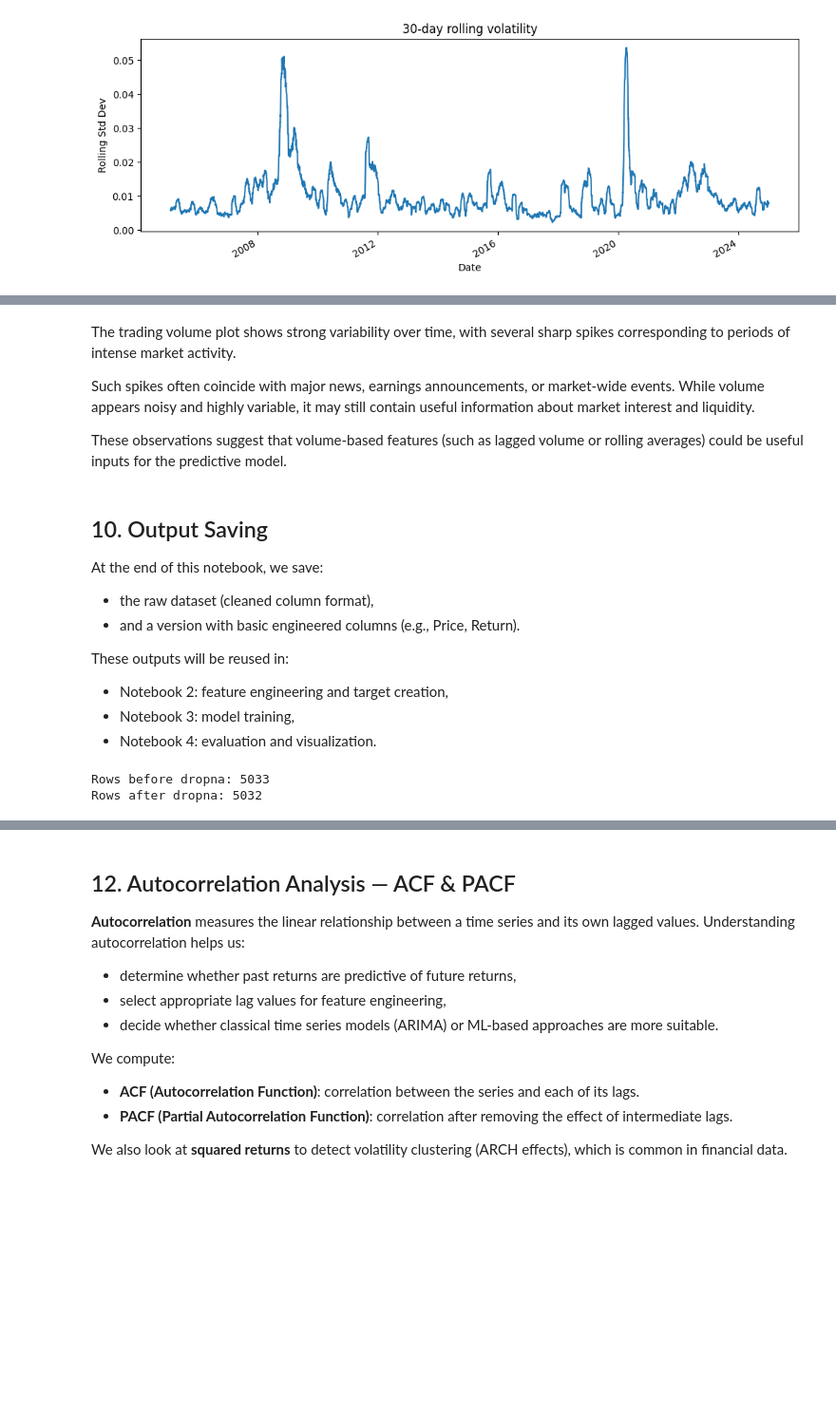
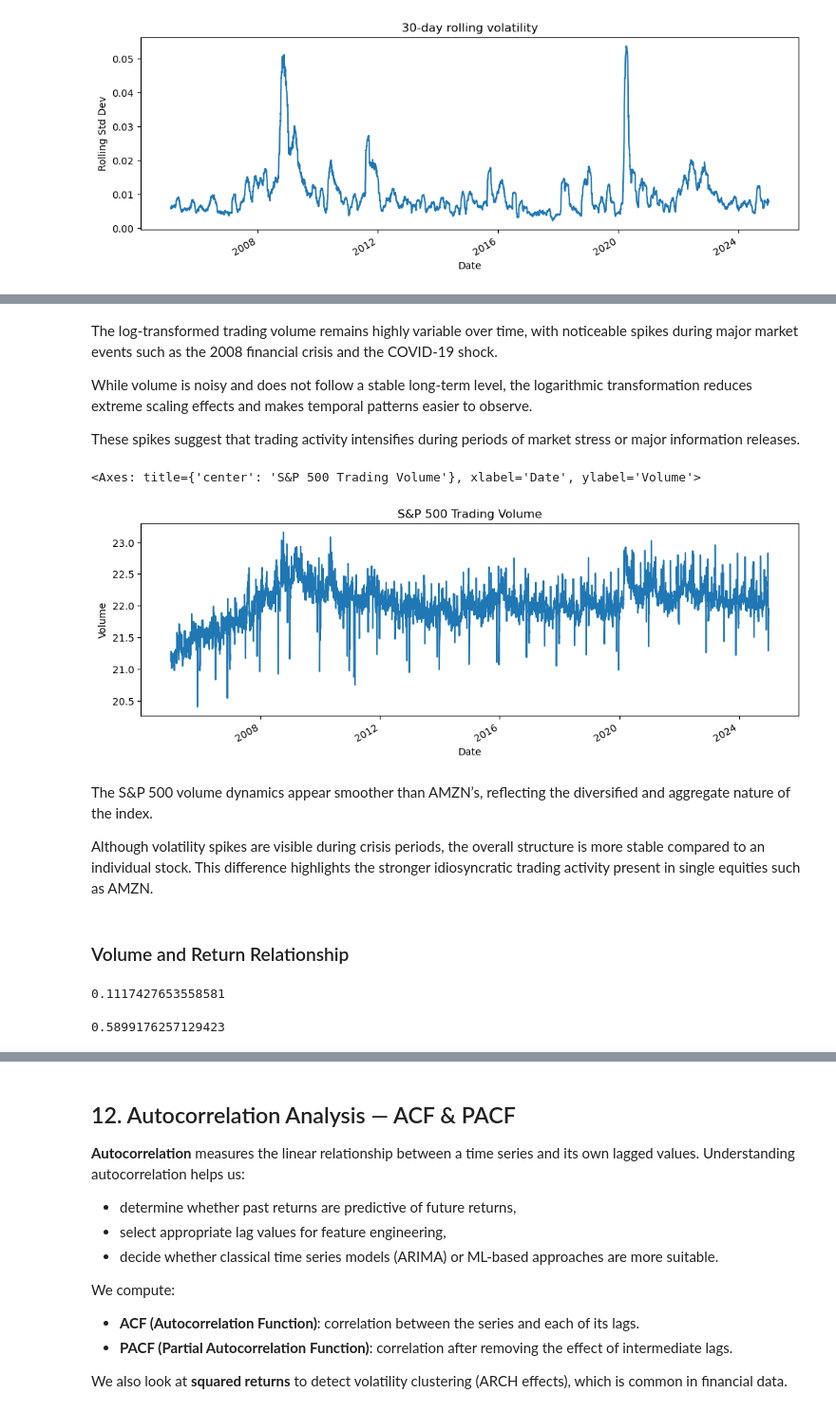
Before and after one commit to EdLac/stock-price-prediction-amazon, a Jupyter notebook: notebooks/01_data_download_and_eda.ipynb, the cells around one changed output, grey strips where cells are left out. Shown at 95% size. Cells and saved outputs as stored; diff of their text form; code cells hidden in the pictures; blank space fills up the shorter version.

```diff
--- a/notebooks/01_data_download_and_eda.ipynb
+++ b/notebooks/01_data_download_and_eda.ipynb
@@ -338,27 +404,6 @@ df["Volume"].plot(figsize=(12,4), title="AMZN Trading Volume", ylabel="Volume",
 # %% [markdown]
-The trading volume plot shows strong variability over time, with several sharp spikes corresponding to periods of intense market activity.
+The log-transformed trading volume remains highly variable over time, with noticeable spikes during major market events such as the 2008 financial crisis and the COVID-19 shock.
 
-Such spikes often coincide with major news, earnings announcements, or market-wide events. While volume appears noisy and highly variable, it may still contain useful information about market interest and liquidity.
+While volume is noisy and does not follow a stable long-term level, the logarithmic transformation reduces extreme scaling effects and makes temporal patterns easier to observe.
 
-These observations suggest that volume-based features (such as lagged volume or rolling averages) could be useful inputs for the predictive model.
+These spikes suggest that trading activity intensifies during periods of market stress or major information releases.
-# %% [markdown]
-## 10. Output Saving
-
-At the end of this notebook, we save:
-- the raw dataset (cleaned column format),
-- and a version with basic engineered columns (e.g., Price, Return).
-
-These outputs will be reused in:
-- Notebook 2: feature engineering and target creation,
-- Notebook 3: model training,
-- Notebook 4: evaluation and visualization.
-# %%
-df["SP500"] = sp500["Adj Close"].reindex(df.index)
-df["SP500_Return"] = df["SP500"].pct_change()
-
-print("Rows before dropna:", len(df))
-df = df.dropna()
-print("Rows after dropna:", len(df))
-# %% [output]
-Rows before dropna: 5033
-Rows after dropna: 5032
@@ -366,0 +410,19 @@ df.to_csv("../data/raw/amzn_sp500_clean.csv")
+# %%
+np.log(sp500["Volume"].replace(0, np.nan)).plot(figsize=(12,4), title="S&P 500 Trading Volume", ylabel="Volume", xlabel="Date")
+# %% [output]
+<Axes: title={'center': 'S&P 500 Trading Volume'}, xlabel='Date', ylabel='Volume'>
+[figure, added]
+# %% [markdown]
+The S&P 500 volume dynamics appear smoother than AMZN’s, reflecting the diversified and aggregate nature of the index.
+
+Although volatility spikes are visible during crisis periods, the overall structure is more stable compared to an individual stock. This difference highlights the stronger idiosyncratic trading activity present in single equities such as AMZN.
+# %% [markdown]
+### Volume and Return Relationship
+# %%
+amazon["Volume"].corr(amazon["Return"])
+# %% [output]
+0.1117427653558581
+# %%
+amazon["Volume"].corr(amazon["Return"].abs())
+# %% [output]
+0.5899176257129423
```
Also changed, not shown: parts of 48 cells of this notebook, 1 other file.
